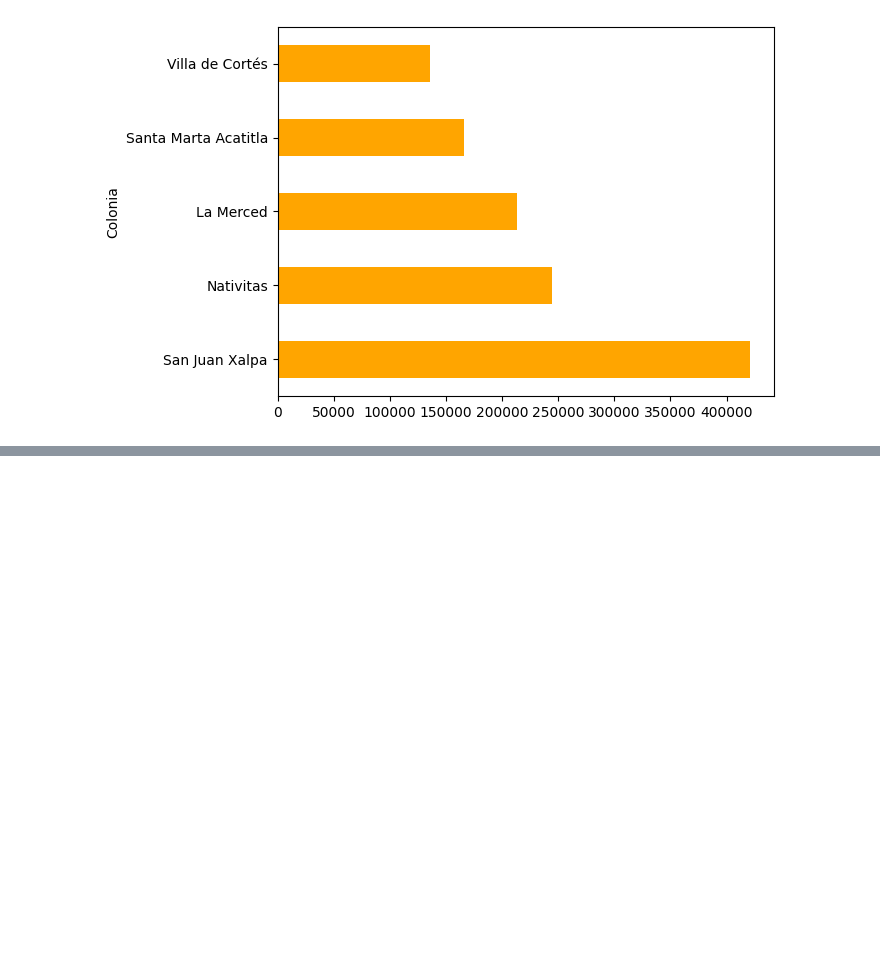
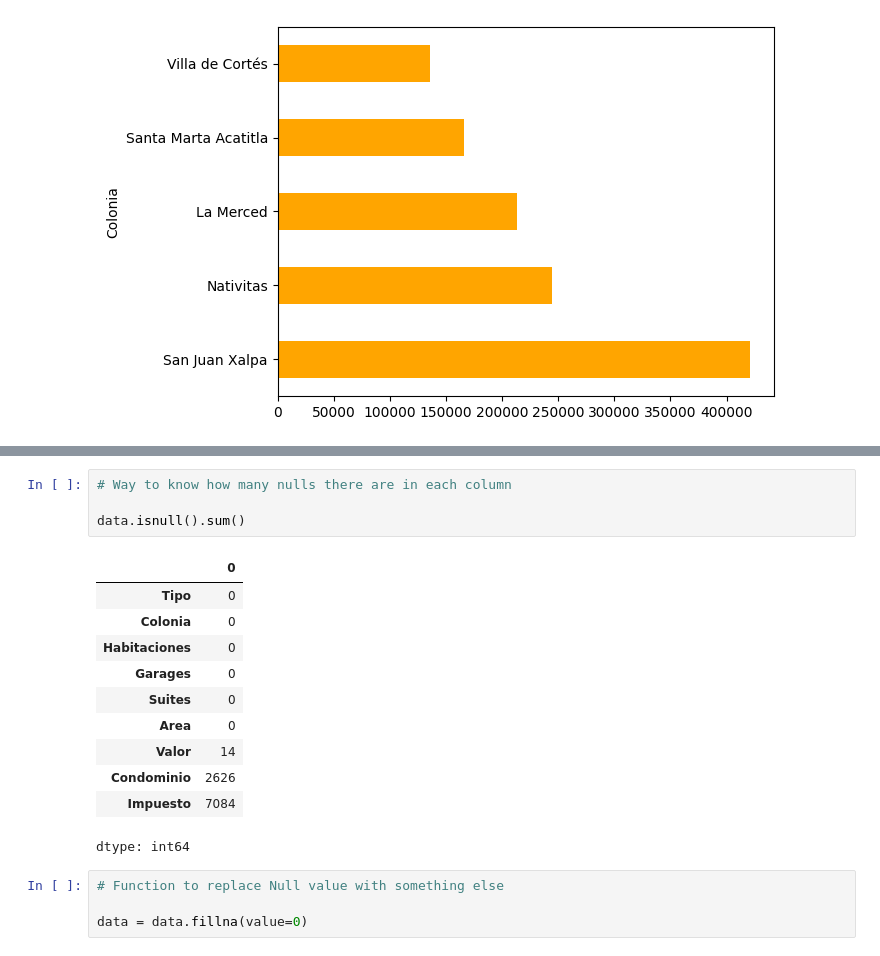
Before and after one commit to dscamacho333/Data_Science_Course, a Jupyter notebook: Pandas_Inmuebles_CDMX.ipynb, the cells around one changed output, grey strips where cells are left out. Drawn from its saved outputs; the diff is of its cells as text; blank space fills up the shorter version.

```diff
--- a/Pandas_Inmuebles_CDMX.ipynb
+++ b/Pandas_Inmuebles_CDMX.ipynb
@@ -532,0 +565,20 @@ colonias_df.plot(
+# %%
+# Way to know how many nulls there are in each column
+
+data.isnull().sum()
+# %% [output]
+|  | 0 |
+| Tipo | 0 |
+| Colonia | 0 |
+| Habitaciones | 0 |
+| Garages | 0 |
+| Suites | 0 |
+| Area | 0 |
+| Valor | 14 |
+| Condominio | 2626 |
+| Impuesto | 7084 |
+dtype: int64
+# %%
+# Function to replace Null value with something else
+
+data = data.fillna(value=0)
```
Also changed, not shown: parts of 8 cells of this notebook.
